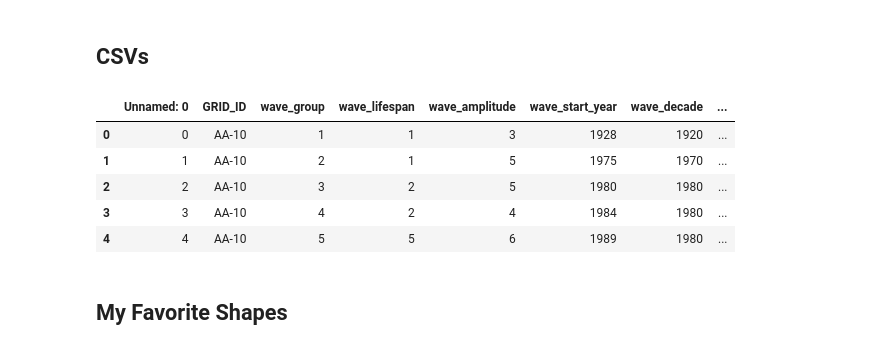
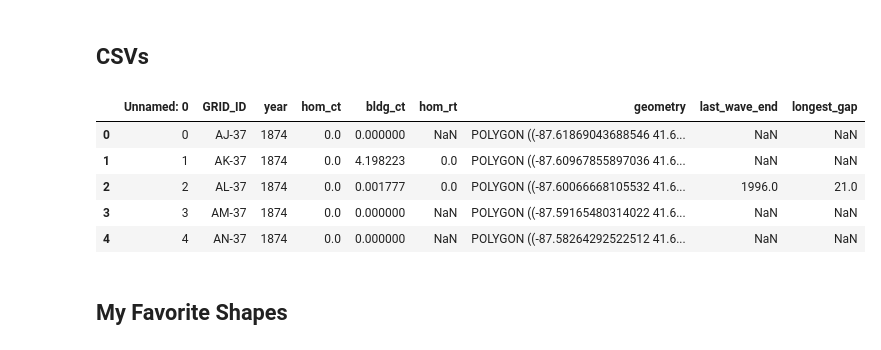
Before and after one commit to uchicago-justice-project/decreasing-homicide-waves, a Jupyter notebook: hom_decrease_3.ipynb, the cells around one changed output. Cells and saved outputs as stored; diff of their text form; code cells hidden in the pictures.

Commit message:
move data, plot longest gaps

```diff
--- a/hom_decrease_3.ipynb
+++ b/hom_decrease_3.ipynb
@@ -21,16 +21,17 @@ from PIL import Image
 # %% [markdown]
 ## CSVs
 # %%
-metrics = pd.read_csv("wave_metrics.csv")
+metrics = pd.read_csv("data/wave_metrics.csv")
+longest_gap = pd.read_csv("data/map_data.csv")
 
-metrics.head()
+longest_gap.head()
 # %% [output]
-|  | Unnamed: 0 | GRID_ID | wave_group | wave_lifespan | wave_amplitude | wave_start_year | wave_decade | ... |
-| 0 | 0 | AA-10 | 1 | 1 | 3 | 1928 | 1920 | ... |
-| 1 | 1 | AA-10 | 2 | 1 | 5 | 1975 | 1970 | ... |
-| 2 | 2 | AA-10 | 3 | 2 | 5 | 1980 | 1980 | ... |
-| 3 | 3 | AA-10 | 4 | 2 | 4 | 1984 | 1980 | ... |
-| 4 | 4 | AA-10 | 5 | 5 | 6 | 1989 | 1980 | ... |
+|  | Unnamed: 0 | GRID_ID | year | hom_ct | bldg_ct | hom_rt | geometry | last_wave_end | longest_gap |
+| 0 | 0 | AJ-37 | 1874 | 0.0 | 0.000000 | NaN | POLYGON ((-87.61869043688546 41.6... | NaN | NaN |
+| 1 | 1 | AK-37 | 1874 | 0.0 | 4.198223 | 0.0 | POLYGON ((-87.60967855897036 41.6... | NaN | NaN |
+| 2 | 2 | AL-37 | 1874 | 0.0 | 0.001777 | 0.0 | POLYGON ((-87.60066668105532 41.6... | 1996.0 | 21.0 |
+| 3 | 3 | AM-37 | 1874 | 0.0 | 0.000000 | NaN | POLYGON ((-87.59165480314022 41.6... | NaN | NaN |
+| 4 | 4 | AN-37 | 1874 | 0.0 | 0.000000 | NaN | POLYGON ((-87.58264292522512 41.6... | NaN | NaN |
 # %% [markdown]
 ## My Favorite Shapes
 # %%
```
Also changed, not shown: parts of 30 cells of this notebook, 40 other files.
